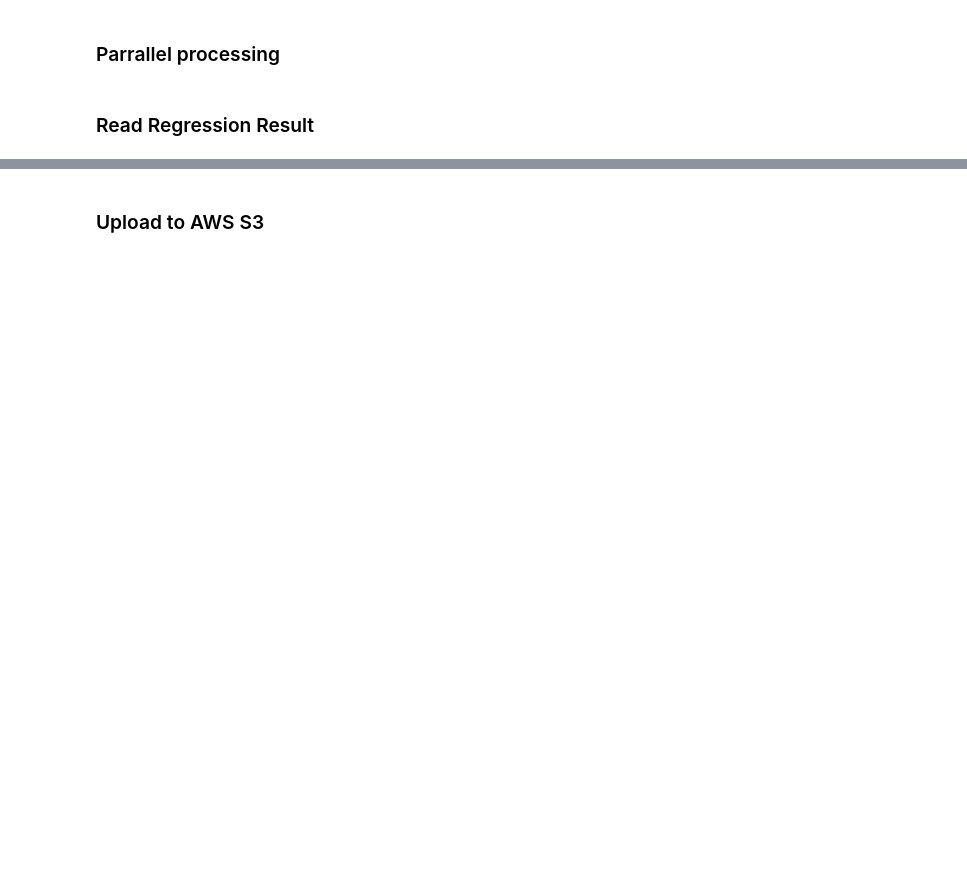
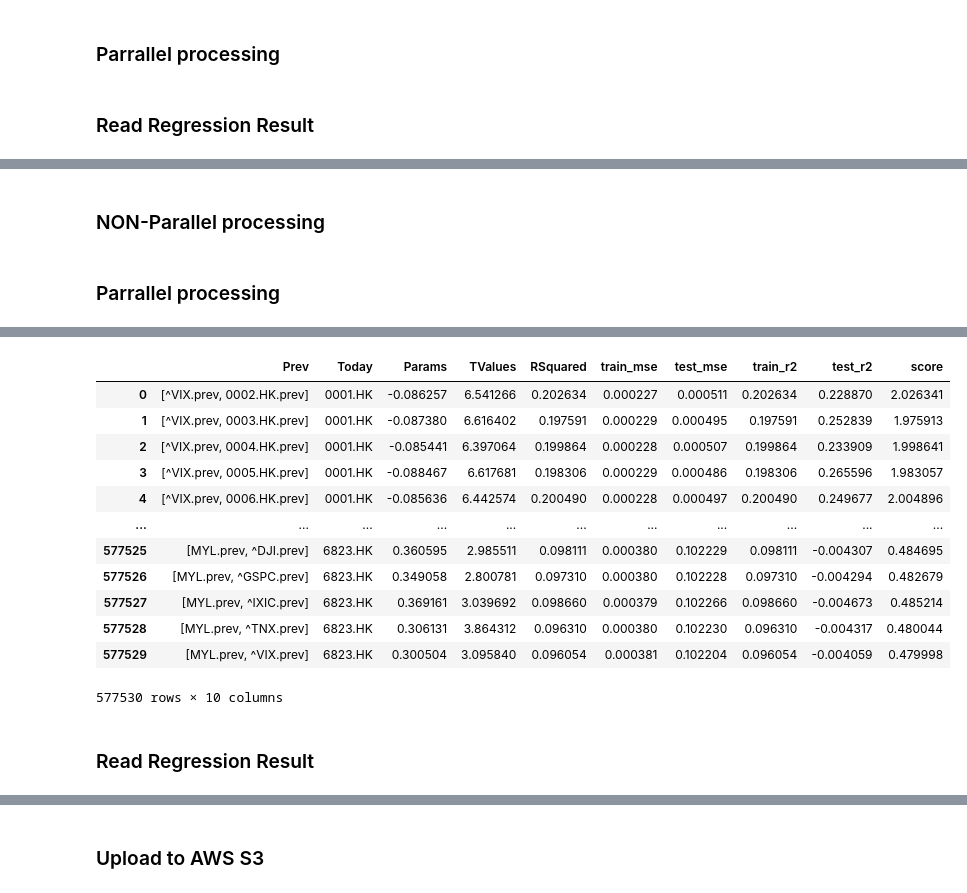
Before and after one commit to winglokhouse/slack-trading, a Jupyter notebook: US-HK-modified-train-test-regression-3indp-var-10-years-history.ipynb, the cells around one changed output, grey strips where cells are left out. Saved outputs shown, nothing was run; the diff lists cells and outputs as text; code cells hidden in the pictures; blank space fills up the shorter version.

Commit message:
Successful run US-HK train test score 3 indp variables

```diff
--- a/US-HK-modified-train-test-regression-3indp-var-10-years-history.ipynb
+++ b/US-HK-modified-train-test-regression-3indp-var-10-years-history.ipynb
@@ -459,4 +257,4 @@ result_df.to_csv('../data/us_hk/us_hk_traintest_1indp_regression_pair.csv')
 # %% [markdown]
 ### Read Regression Result
 # %%
-result2_df = pd.read_csv('../data/us_hk/us_hk_traintest_1indp_regression_pair.csv', index_col=0)
+result1_df = pd.read_csv('../data/us_hk/us_hk_traintest_1indp_regression_pair.csv', index_col=0)
@@ -462,0 +270,3 @@ result2_df = pd.read_csv('../data/us_hk/us_hk_traintest_1indp_regression_pair.cs
+# %%
+sorted1_df = result1_df.sort_values(by='score', ascending=False)
+sorted1_df.head(10)
@@ -462,0 +304,2 @@ result2_df = pd.read_csv('../data/us_hk/us_hk_traintest_1indp_regression_pair.cs
+# %%
+best_prev_sofar_df = sorted1_df.loc[sorted1_df.groupby('Today')['score'].idxmax()]
@@ -462,0 +321,3 @@ result2_df = pd.read_csv('../data/us_hk/us_hk_traintest_1indp_regression_pair.cs
+# %%
+pair_list = generate_pair_list(new_col, today_returns, best_prev_sofar_df)
+pair_list[:5]
@@ -462,0 +338,2 @@ result2_df = pd.read_csv('../data/us_hk/us_hk_traintest_1indp_regression_pair.cs
+# %% [markdown]
+### NON-Parallel processing
@@ -462,0 +345,13 @@ result2_df = pd.read_csv('../data/us_hk/us_hk_traintest_1indp_regression_pair.cs
+# %% [markdown]
+### Parrallel processing
+# %%
+%%time
+cpu = cpu_count()
+print('cpu count = {}'.format(cpu))
+executor = Parallel(n_jobs=cpu, backend='multiprocessing')
+tasks = (delayed(linear_regression_score)(pair, prevday_returns, today_returns,train_start, train_end, test_start, test_end) for pair in pair_list)
+results = executor(tasks)
+result_2df = pd.DataFrame(results)
+result_2df.to_csv('../data/us_hk/us_hk_traintest_2indp_regression_pair.csv')
+result_2df
+# %% [output]
@@ -462,0 +361,15 @@ result2_df = pd.read_csv('../data/us_hk/us_hk_traintest_1indp_regression_pair.cs
+|  | Prev | Today | Params | TValues | RSquared | train_mse | test_mse | train_r2 | test_r2 | score |
+| 0 | [^VIX.prev, 0002.HK.prev] | 0001.HK | -0.086257 | 6.541266 | 0.202634 | 0.000227 | 0.000511 | 0.202634 | 0.228870 | 2.026341 |
+| 1 | [^VIX.prev, 0003.HK.prev] | 0001.HK | -0.087380 | 6.616402 | 0.197591 | 0.000229 | 0.000495 | 0.197591 | 0.252839 | 1.975913 |
+| 2 | [^VIX.prev, 0004.HK.prev] | 0001.HK | -0.085441 | 6.397064 | 0.199864 | 0.000228 | 0.000507 | 0.199864 | 0.233909 | 1.998641 |
+| 3 | [^VIX.prev, 0005.HK.prev] | 0001.HK | -0.088467 | 6.617681 | 0.198306 | 0.000229 | 0.000486 | 0.198306 | 0.265596 | 1.983057 |
+| 4 | [^VIX.prev, 0006.HK.prev] | 0001.HK | -0.085636 | 6.442574 | 0.200490 | 0.000228 | 0.000497 | 0.200490 | 0.249677 | 2.004896 |
+| ... | ... | ... | ... | ... | ... | ... | ... | ... | ... | ... |
+| 577525 | [MYL.prev, ^DJI.prev] | 6823.HK | 0.360595 | 2.985511 | 0.098111 | 0.000380 | 0.102229 | 0.098111 | -0.004307 | 0.484695 |
+| 577526 | [MYL.prev, ^GSPC.prev] | 6823.HK | 0.349058 | 2.800781 | 0.097310 | 0.000380 | 0.102228 | 0.097310 | -0.004294 | 0.482679 |
+| 577527 | [MYL.prev, ^IXIC.prev] | 6823.HK | 0.369161 | 3.039692 | 0.098660 | 0.000379 | 0.102266 | 0.098660 | -0.004673 | 0.485214 |
+| 577528 | [MYL.prev, ^TNX.prev] | 6823.HK | 0.306131 | 3.864312 | 0.096310 | 0.000380 | 0.102230 | 0.096310 | -0.004317 | 0.480044 |
+| 577529 | [MYL.prev, ^VIX.prev] | 6823.HK | 0.300504 | 3.095840 | 0.096054 | 0.000381 | 0.102204 | 0.096054 | -0.004059 | 0.479998 |
+577530 rows × 10 columns
+# %% [markdown]
+### Read Regression Result
```
Also changed, not shown: parts of 55 cells of this notebook, 1 other file.
